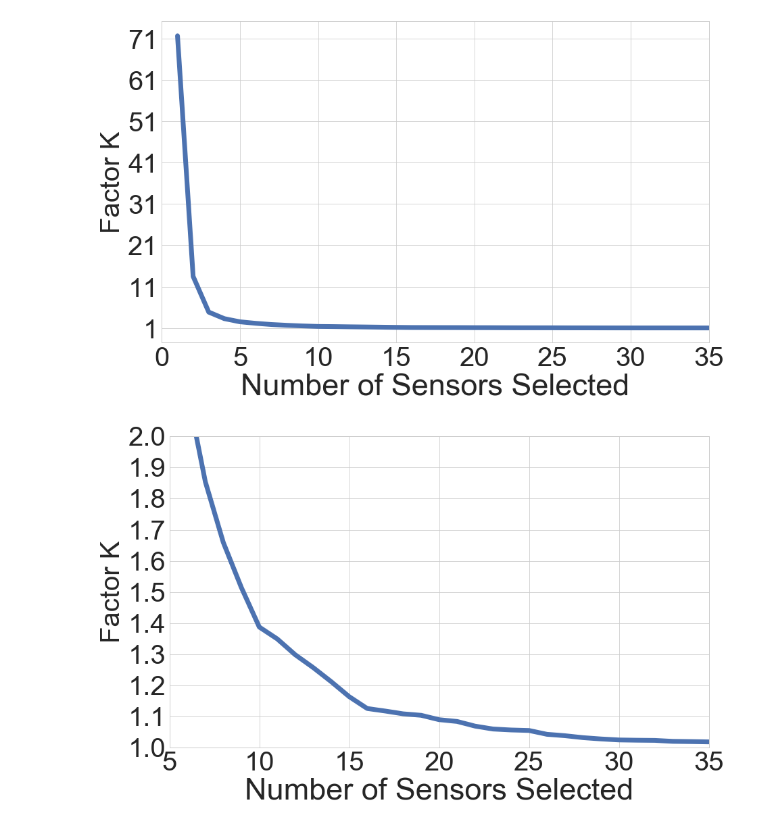
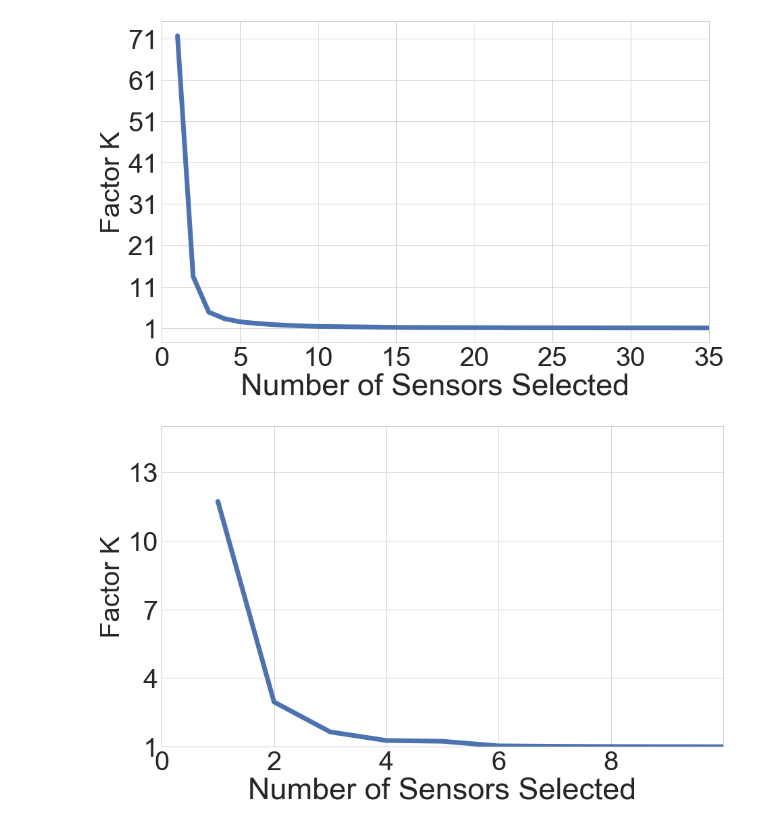
Before and after one commit to Wings-Lab/SelectSensor, a Jupyter notebook: plots.ipynb, the cells around one changed output. Drawn from its saved outputs; the diff is of its cells as text; code cells hidden in the pictures.

```diff
--- a/plots.ipynb
+++ b/plots.ipynb
@@ -537,37 +539,37 @@ BIGGER_SIZE = 40
 #
 plt.rc('font', size=SMALL_SIZE)          # controls default text sizes
 plt.rc('axes', titlesize=SMALL_SIZE)     # fontsize of the axes title
 plt.rc('axes', labelsize=MEDIUM_SIZE)    # fontsize of the x and y labels
 plt.rc('xtick', labelsize=SMALL_SIZE)    # fontsize of the tick labels
 plt.rc('ytick', labelsize=SMALL_SIZE)    # fontsize of the tick labels
 plt.rc('legend', fontsize=SMALL_SIZE)    # legend fontsize
 plt.rc('figure', titlesize=BIGGER_SIZE) # fontsize of the figure title
 
-df_ot_approx_real = pd.read_csv('plot_data30/Offline_Greedy_30.csv', header=None)
+df_ot_approx_real = pd.read_csv('plot_data20/Offline_Greedy.csv', header=None)
 
 X_approx, Y_approx = df_ot_approx_real[0].tolist(), df_ot_approx_real[1].tolist()
 X_real, Y_real = df_ot_approx_real[0].tolist(), df_ot_approx_real[2].tolist()
 
 X_factor_k = df_ot_approx_real[0].tolist()
 Y_factor_k = (df_ot_approx_real[1]-1)/(df_ot_approx_real[2]-1).tolist()
 
 rcParams['lines.linewidth'] = 7
 
 plt.figure(figsize=(14,9))
 #plt.setp(linewidth=4)
 plt.plot(X_factor_k, Y_factor_k)
 
 plt.xlabel('Number of Sensors Selected', fontsize=45)
 plt.ylabel('Factor K', fontsize=40)
-x_axis = np.arange(0, 40, 5)
+x_axis = np.arange(0, 10, 2)
 plt.xticks(x_axis)
-y_axis = np.arange(1, 2.1, 0.1)
+y_axis = np.arange(1, 15, 3)
 plt.yticks(y_axis)
 
-plt.xlim([5, 35])
-plt.ylim([1, 2])
+plt.xlim([0, 10])
+plt.ylim([1, 15])
 
-plt.savefig('plot/factor-k.pdf')
+plt.savefig('plot20/factor-k.pdf')
 plt.show()
 # %% [output]
-[figure, old version]
+[figure, new version]
```
Also changed, not shown: parts of 5 cells of this notebook, 5 other files.
